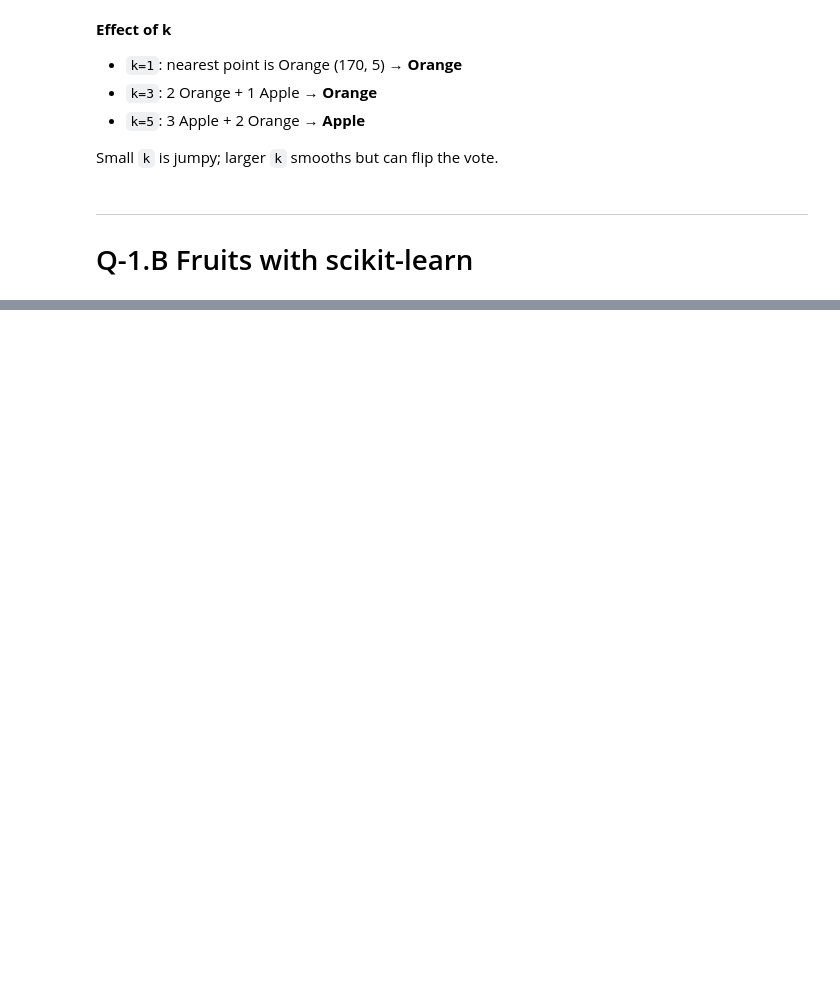
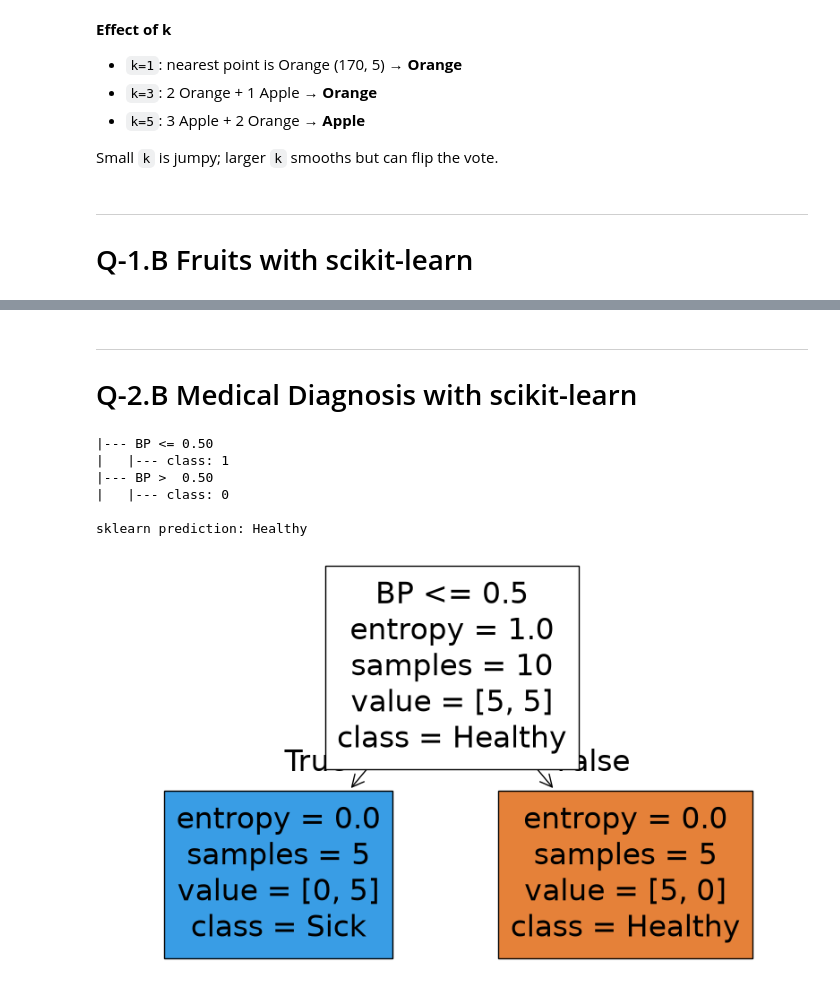
Before and after one commit to madhavasthana-oss/Machine-Learning, a Jupyter notebook: Lab8/lab8.ipynb, the cells around one changed output, grey strips where cells are left out. Cells and saved outputs as stored; diff of their text form; code cells hidden in the pictures; blank space fills up the shorter version.

```diff
--- a/Lab8/lab8.ipynb
+++ b/Lab8/lab8.ipynb
@@ -187,0 +224,8 @@ plt.show()
+# %%
+med = pd.DataFrame({
+    "Age":         [30, 45, 50, 35, 60, 55, 40, 25, 65, 45],
+    "BP":          ["High", "Low", "High", "Low", "High", "Low", "High", "Low", "High", "Low"],
+    "Cholesterol": ["High", "Normal", "High", "Normal", "High", "Normal", "High", "Normal", "High", "Normal"],
+    "Diagnosis":   ["Sick", "Healthy", "Sick", "Healthy", "Sick", "Healthy", "Sick", "Healthy", "Sick", "Healthy"],
+})
+display(med)
@@ -187,0 +330,39 @@ plt.show()
+# %% [markdown]
+---
+# Q-2.B Medical Diagnosis with scikit-learn
+# %%
+from sklearn.tree import DecisionTreeClassifier, export_text, plot_tree
+from sklearn.preprocessing import LabelEncoder
+
+med_sk = med.copy()
+encoders = {}
+for col in ["BP", "Cholesterol", "Diagnosis"]:
+    encoders[col] = LabelEncoder()
+    med_sk[col] = encoders[col].fit_transform(med_sk[col])
+
+X_med = med_sk[["Age", "BP", "Cholesterol"]]
+y_med = med_sk["Diagnosis"]
+dt = DecisionTreeClassifier(criterion="entropy", random_state=0)
+dt.fit(X_med, y_med)
+print(export_text(dt, feature_names=["Age", "BP", "Cholesterol"]))
+
+q = pd.DataFrame([{
+    "Age": 50,
+    "BP": encoders["BP"].transform(["Low"])[0],
+    "Cholesterol": encoders["Cholesterol"].transform(["Normal"])[0],
+}])
+pred_i = dt.predict(q)[0]
+print("sklearn prediction:", encoders["Diagnosis"].inverse_transform([pred_i])[0])
+
+plt.figure(figsize=(10, 6))
+plot_tree(dt, feature_names=["Age", "BP", "Cholesterol"],
+          class_names=list(encoders["Diagnosis"].classes_), filled=True)
+plt.show()
+# %% [output]
+|--- BP <= 0.50
+|   |--- class: 1
+|--- BP >  0.50
+|   |--- class: 0
+
+sklearn prediction: Healthy
+[figure, added]
```
Also changed, not shown: parts of 22 cells of this notebook, 3 other files.
